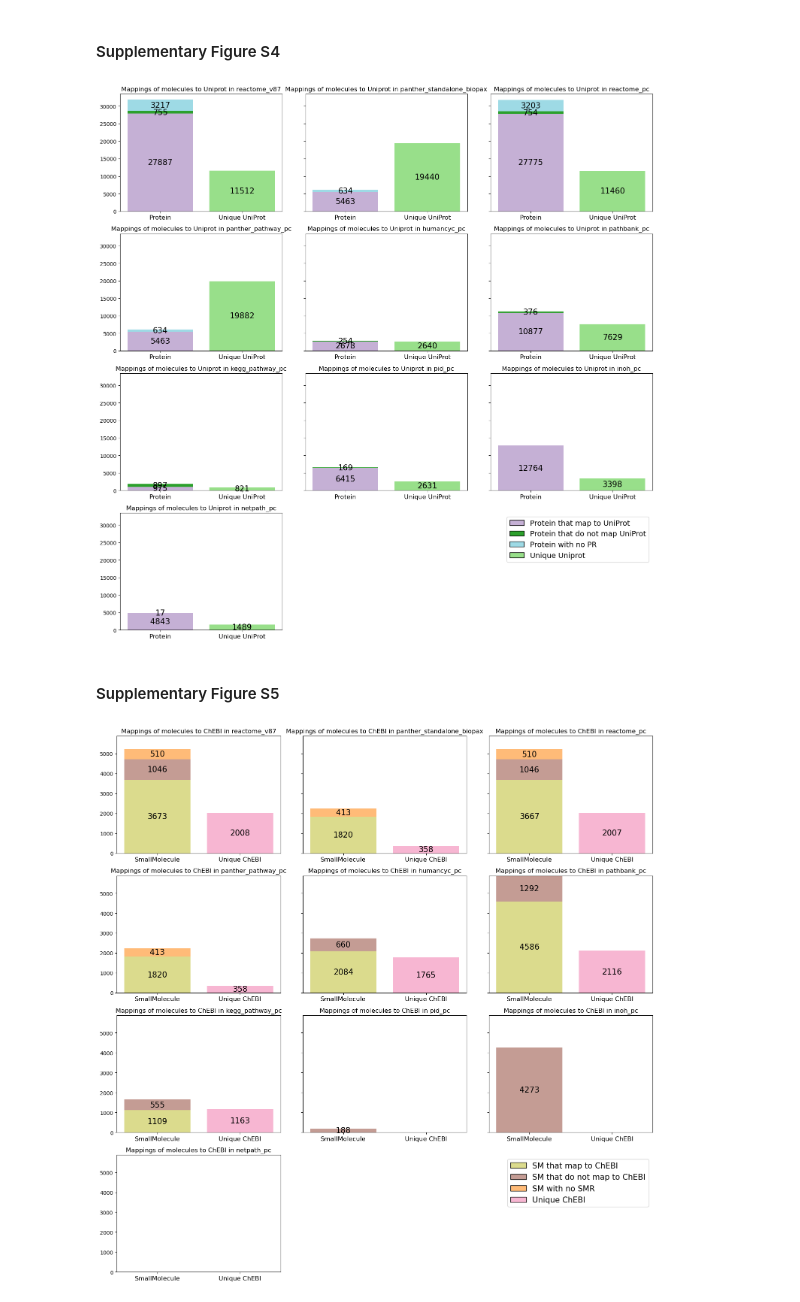
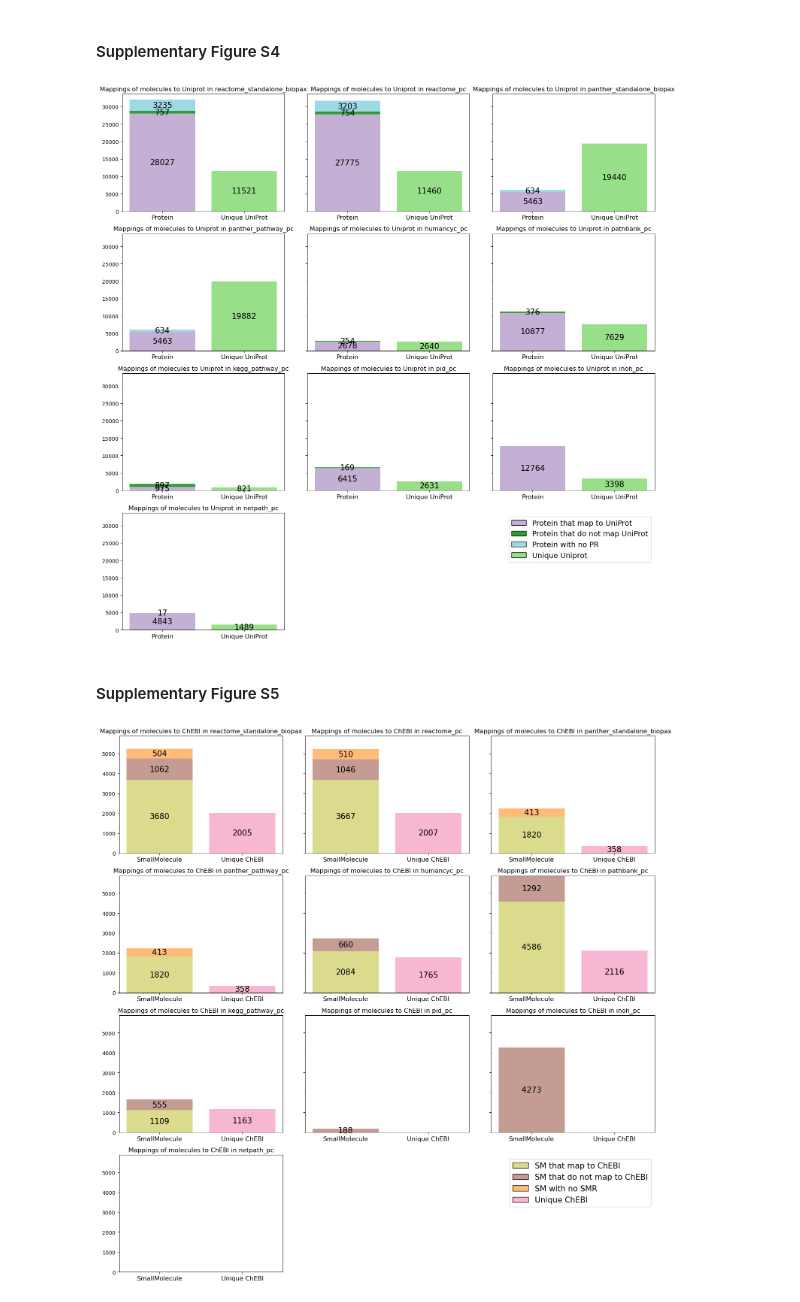
Before and after one commit to CecileBeust/BioPAXReview2024Codes, a Jupyter notebook: Figure4-5/Scripts/03_barplots_mappings.ipynb, the cells around one changed output. Cells and saved outputs as stored; diff of their text form; code cells hidden in the pictures.

```diff
--- a/Figure4-5/Scripts/03_barplots_mappings.ipynb
+++ b/Figure4-5/Scripts/03_barplots_mappings.ipynb
@@ -10,9 +10,9 @@ from matplotlib.patches import Patch
 #### Concatenate query results of mappings
 # %%
 # Concatenate query results for UniProt mappings
-reactome_v87_mappings_uniprot = pd.read_csv("../Results/reactome_v87_mappings_uniprot.csv", sep=",", skiprows=1, header=None, index_col=0)
+reactome_standalone_mappings_uniprot = pd.read_csv("../Results/reactome_standalone_mappings_uniprot.csv", sep=",", skiprows=1, header=None, index_col=0)
+reactome_pc_mappings_uniprot = pd.read_csv("../Results/reactome_pc_mappings_uniprot.csv", sep=",", skiprows=1, header=None, index_col=0)
 panther_standalone_mappings_uniprot = pd.read_csv("../Results/panther_standalone_mappings_uniprot.csv", sep=",", skiprows=1, header=None, index_col=0)
-reactome_pc_mappings_uniprot = pd.read_csv("../Results/reactome_pc_mappings_uniprot.csv", sep=",", skiprows=1, header=None, index_col=0)
 panther_pathway_pc_mappings_uniprot = pd.read_csv("../Results/panther_pc_mappings_uniprot.csv", sep=",", skiprows=1, header=None, index_col=0)
 pathbank_pc_mappings_uniprot = pd.read_csv("../Results/pathbank_pc_mappings_uniprot.csv", sep=",", skiprows=1, header=None, index_col=0)
 humancyc_pc_mappings_uniprot = pd.read_csv("../Results/humancyc_pc_mappings_uniprot.csv", sep=",", skiprows=1, header=None, index_col=0)
@@ -21,14 +21,14 @@ pid_pc_mappings_uniprot = pd.read_csv("../Results/pid_pc_mappings_uniprot.csv",
 inoh_pc_mappings_uniprot = pd.read_csv("../Results/inoh_pc_mappings_uniprot.csv", sep=",", skiprows=1, header=None, index_col=0)
 netpath_pc_mappings_uniprot = pd.read_csv("../Results/netpath_pc_mappings_uniprot.csv", sep=",", skiprows=1, header=None, index_col=0)
 
-concat_df_uniprot = pd.concat([reactome_v87_mappings_uniprot, panther_standalone_mappings_uniprot[1], reactome_pc_mappings_uniprot[1], panther_pathway_pc_mappings_uniprot[1], pathbank_pc_mappings_uniprot[1], humancyc_pc_mappings_uniprot[1], kegg_pathway_pc_mappings_uniprot[1], pid_pc_mappings_uniprot[1], inoh_pc_mappings_uniprot[1], netpath_pc_mappings_uniprot[1]], axis=1, ignore_index=True)
-concat_df_uniprot.columns = ["reactome_v87", "panther_standalone_biopax", "reactome_pc", "panther_pathway_pc", "pathbank_pc", "humancyc_pc", "kegg_pathway_pc", "pid_pc", "inoh_pc", "netpath_pc"]
+concat_df_uniprot = pd.concat([reactome_standalone_mappings_uniprot, reactome_pc_mappings_uniprot[1], panther_standalone_mappings_uniprot[1], panther_pathway_pc_mappings_uniprot[1], pathbank_pc_mappings_uniprot[1], humancyc_pc_mappings_uniprot[1], kegg_pathway_pc_mappings_uniprot[1], pid_pc_mappings_uniprot[1], inoh_pc_mappings_uniprot[1], netpath_pc_mappings_uniprot[1]], axis=1, ignore_index=True)
+concat_df_uniprot.columns = ["reactome_standalone_biopax", "reactome_pc", "panther_standalone_biopax", "panther_pathway_pc", "pathbank_pc", "humancyc_pc", "kegg_pathway_pc", "pid_pc", "inoh_pc", "netpath_pc"]
 concat_df_uniprot.to_csv("../Results/Mappings_Uniprot.csv", sep=",")
 
 # Concatenate query results for ChEBI mappings
-reactome_v87_mappings_chebi = pd.read_csv("../Results/reactome_v87_mappings_chebi.csv", sep=",", skiprows=1, header=None, index_col=0)
+reactome_standalone_mappings_chebi = pd.read_csv("../Results/reactome_standalone_mappings_chebi.csv", sep=",", skiprows=1, header=None, index_col=0)
+reactome_pc_mappings_chebi = pd.read_csv("../Results/reactome_pc_mappings_chebi.csv", sep=",", skiprows=1, header=None, index_col=0)
 panther_standalone_mappings_chebi = pd.read_csv("../Results/panther_standalone_biopax_mappings_chebi.csv", sep=",", skiprows=1, header=None, index_col=0)
-reactome_pc_mappings_chebi = pd.read_csv("../Results/reactome_pc_mappings_chebi.csv", sep=",", skiprows=1, header=None, index_col=0)
 panther_pathway_pc_mappings_chebi = pd.read_csv("../Results/panther_pc_mappings_chebi.csv", sep=",", skiprows=1, header=None, index_col=0)
 pathbank_pc_mappings_chebi = pd.read_csv("../Results/pathbank_pc_mappings_chebi.csv", sep=",", skiprows=1, header=None, index_col=0)
 humancyc_pc_mappings_chebi = pd.read_csv("../Results/humancyc_pc_mappings_chebi.csv", sep=",", skiprows=1, header=None, index_col=0)
@@ -37,8 +37,8 @@ pid_pc_mappings_chebi = pd.read_csv("../Results/pid_pc_mappings_chebi.csv", sep=
 inoh_pc_mappings_chebi = pd.read_csv("../Results/inoh_pc_mappings_chebi.csv", sep=",", skiprows=1, header=None, index_col=0)
 netpath_pc_mappings_chebi = pd.read_csv("../Results/netpath_pc_mappings_chebi.csv", sep=",", skiprows=1, header=None, index_col=0)
 
-concat_df_chebi = pd.concat([reactome_v87_mappings_chebi, panther_standalone_mappings_chebi[1], reactome_pc_mappings_chebi[1], panther_pathway_pc_mappings_chebi[1], pathbank_pc_mappings_chebi[1], humancyc_pc_mappings_chebi[1], kegg_pathway_pc_mappings_chebi[1], pid_pc_mappings_chebi[1], inoh_pc_mappings_chebi[1], netpath_pc_mappings_chebi[1]], axis=1, ignore_index=True)
-concat_df_chebi.columns = ["reactome_v87", "panther_standalone_biopax", "reactome_pc", "panther_pathway_pc", "pathbank_pc", "humancyc_pc", "kegg_pathway_pc", "pid_pc", "inoh_pc", "netpath_pc"]
+concat_df_chebi = pd.concat([reactome_standalone_mappings_chebi, reactome_pc_mappings_chebi[1], panther_standalone_mappings_chebi[1], panther_pathway_pc_mappings_chebi[1], pathbank_pc_mappings_chebi[1], humancyc_pc_mappings_chebi[1], kegg_pathway_pc_mappings_chebi[1], pid_pc_mappings_chebi[1], inoh_pc_mappings_chebi[1], netpath_pc_mappings_chebi[1]], axis=1, ignore_index=True)
+concat_df_chebi.columns = ["reactome_standalone_biopax", "reactome_pc", "panther_standalone_biopax", "panther_pathway_pc", "pathbank_pc", "humancyc_pc", "kegg_pathway_pc", "pid_pc", "inoh_pc", "netpath_pc"]
 concat_df_chebi.to_csv("../Results/Mappings_ChEBI.csv", sep=",")
 # %% [markdown]
 ## Mappings to UniProt
@@ -179,11 +179,11 @@ def preprocess_data_chebi(df,col: str):
     return new_df
 
 
-subdata_reactome_v87_chebi= preprocess_data_chebi(concat_df_chebi, "reactome_v87")
+subdata_reactome_standalone_chebi= preprocess_data_chebi(concat_df_chebi, "reactome_standalone_biopax")
 subdata_reactome_pc_chebi = preprocess_data_chebi(concat_df_chebi, "reactome_pc")
 subdata_panther_standalone_chebi = preprocess_data_chebi(concat_df_chebi, "panther_standalone_biopax")
 subdata_panther_standalone_chebi = replace_nan_with_zero(subdata_panther_standalone_chebi)
-print(subdata_reactome_v87_chebi)
+print(subdata_reactome_standalone_chebi)
 
 subdata_panther_pathway_pc_chebi = preprocess_data_chebi(concat_df_chebi, "panther_pathway_pc")
 subdata_panther_pathway_pc_chebi = replace_nan_with_zero(subdata_panther_pathway_pc_chebi)
@@ -296,9 +296,9 @@ legend_elements = [Patch(facecolor="#C5B0D5", edgecolor='black', label='Protein
 plt.legend(handles=legend_elements, loc="upper right", fontsize=14)
 
 
-plot_stack_barplot_uniprot(ax=axs[0, 0], col="reactome_v87", new_df=subdata_reactome_v87_uniprot)
-plot_stack_barplot_uniprot(ax=axs[0, 1], col="panther_standalone_biopax", new_df=subdata_panther_standalone_uniprot)
-plot_stack_barplot_uniprot(ax=axs[0, 2], col="reactome_pc", new_df=subdata_reactome_pc_uniprot)
+plot_stack_barplot_uniprot(ax=axs[0, 0], col="reactome_standalone_biopax", new_df=subdata_reactome_standalone_uniprot)
+plot_stack_barplot_uniprot(ax=axs[0, 1], col="reactome_pc", new_df=subdata_reactome_pc_uniprot)
+plot_stack_barplot_uniprot(ax=axs[0, 2], col="panther_standalone_biopax", new_df=subdata_panther_standalone_uniprot)
 plot_stack_barplot_uniprot(ax=axs[1, 0], col="panther_pathway_pc", new_df=subdata_panther_pathway_pc_uniprot)
 plot_stack_barplot_uniprot(ax=axs[1, 1], col="humancyc_pc", new_df=subdata_humancyc_pc_uniprot)
 plot_stack_barplot_uniprot(ax=axs[1, 2], col="pathbank_pc", new_df=subdata_pathbank_pc_uniprot)
@@ -314,7 +314,7 @@ plt.savefig("../Results/SuppFigS4_Mappings_UniProt_All_Databases.png", dpi=300)
 plt.savefig("../Results/SuppFigS4_Mappings_UniProt_All_Databases.svg", dpi=300)
 plt.show()
 # %% [output]
-[figure, old version]
+[figure, new version]
 # %% [markdown]
 #### Supplementary Figure S5
 # %%
@@ -327,41 +327,41 @@ def plot_stack_barplot_chebi(ax, col, new_df):
     bars3 = ax.bar(chebi_abs, new_df["no smr"], bottom=new_df["no map"]+new_df[col], color="#FFBB78")
     #ax.legend(["count 1", "Small Molecule with no SMR", "SMR that do not map to ChEBI"])
     ax.tick_params(axis='x', labelsize=12)
     ax.set_title(f"Mappings of molecules to ChEBI in {col}", fontsize=12)
 
     for bars in [bars1, bars2, bars3]:
         for bar in bars:
             height = bar.get_height()
             if height != 0:
                 height = bar.get_height()
                 bottom = bar.get_y()
                 ax.text(bar.get_x() + bar.get_width()/2., bottom + height/2, '%d' % int(height), ha='center', va='center', fontsize=15)
 
 
 legend_elements = [Patch(facecolor="#DBDB8D", edgecolor='black', label='SM that map to ChEBI'),
                    Patch(facecolor='#C49C94', edgecolor='black', label='SM that do not map to ChEBI'),
                        Patch(facecolor="#FFBB78", edgecolor='black', label='SM with no SMR'),
                        Patch(facecolor= "#F7B6D2", edgecolor='black', label='Unique ChEBI')]
 plt.legend(handles=legend_elements, loc = "upper right", fontsize=15)
 
 
-reactome_v87 = plot_stack_barplot_chebi(ax=axs[0, 0], col="reactome_v87", new_df=subdata_reactome_v87_chebi)
-panther_standalone = plot_stack_barplot_chebi(ax=axs[0, 1], col="panther_standalone_biopax", new_df=subdata_panther_standalone_chebi)
-reactome_pc = plot_stack_barplot_chebi(ax=axs[0, 2], col="reactome_pc", new_df=subdata_reactome_pc_chebi)
-panther_pathway_pc = plot_stack_barplot_chebi(ax=axs[1, 0], col="panther_pathway_pc", new_df=subdata_panther_pathway_pc_chebi)
-humancyc_pc = plot_stack_barplot_chebi(ax=axs[1, 1], col="humancyc_pc", new_df=subdata_humancyc_pc_chebi)
-pathbank_pc = plot_stack_barplot_chebi(ax=axs[1, 2], col="pathbank_pc", new_df=subdata_pathbank_pc_chebi)
-kegg_pathway_pc = plot_stack_barplot_chebi(ax=axs[2, 0], col="kegg_pathway_pc", new_df=subdata_kegg_pathway_pc_chebi)
-pid_pc = plot_stack_barplot_chebi(ax=axs[2, 1], col="pid_pc", new_df=subdata_pid_pc_chebi)
-inoh_pc = plot_stack_barplot_chebi(ax=axs[2, 2], col="inoh_pc", new_df=subdata_inoh_pc_chebi)
-netpath_pc = plot_stack_barplot_chebi(ax=axs[3, 0], col="netpath_pc", new_df=subdata_netpath_pc_chebi)
+plot_stack_barplot_chebi(ax=axs[0, 0], col="reactome_standalone_biopax", new_df=subdata_reactome_standalone_chebi)
+plot_stack_barplot_chebi(ax=axs[0, 1], col="reactome_pc", new_df=subdata_reactome_pc_chebi)
+plot_stack_barplot_chebi(ax=axs[0, 2], col="panther_standalone_biopax", new_df=subdata_panther_standalone_chebi)
+plot_stack_barplot_chebi(ax=axs[1, 0], col="panther_pathway_pc", new_df=subdata_panther_pathway_pc_chebi)
+plot_stack_barplot_chebi(ax=axs[1, 1], col="humancyc_pc", new_df=subdata_humancyc_pc_chebi)
+plot_stack_barplot_chebi(ax=axs[1, 2], col="pathbank_pc", new_df=subdata_pathbank_pc_chebi)
+plot_stack_barplot_chebi(ax=axs[2, 0], col="kegg_pathway_pc", new_df=subdata_kegg_pathway_pc_chebi)
+plot_stack_barplot_chebi(ax=axs[2, 1], col="pid_pc", new_df=subdata_pid_pc_chebi)
+plot_stack_barplot_chebi(ax=axs[2, 2], col="inoh_pc", new_df=subdata_inoh_pc_chebi)
+plot_stack_barplot_chebi(ax=axs[3, 0], col="netpath_pc", new_df=subdata_netpath_pc_chebi)
 
 axs[3, 1].axis('off')
 axs[3, 2].axis('off')
 
 plt.tight_layout()
 plt.savefig("../Results/SuppFigS5_Mappings_ChEBI_All_Databases.png", dpi=300)
 plt.savefig("../Results/SuppFigS5_Mappings_ChEBI_All_Databases.svg", dpi=300)
 plt.show()
 # %% [output]
-[figure, old version]
+[figure, new version]
```
Also changed, not shown: parts of 4 cells of this notebook, 10 other files.
